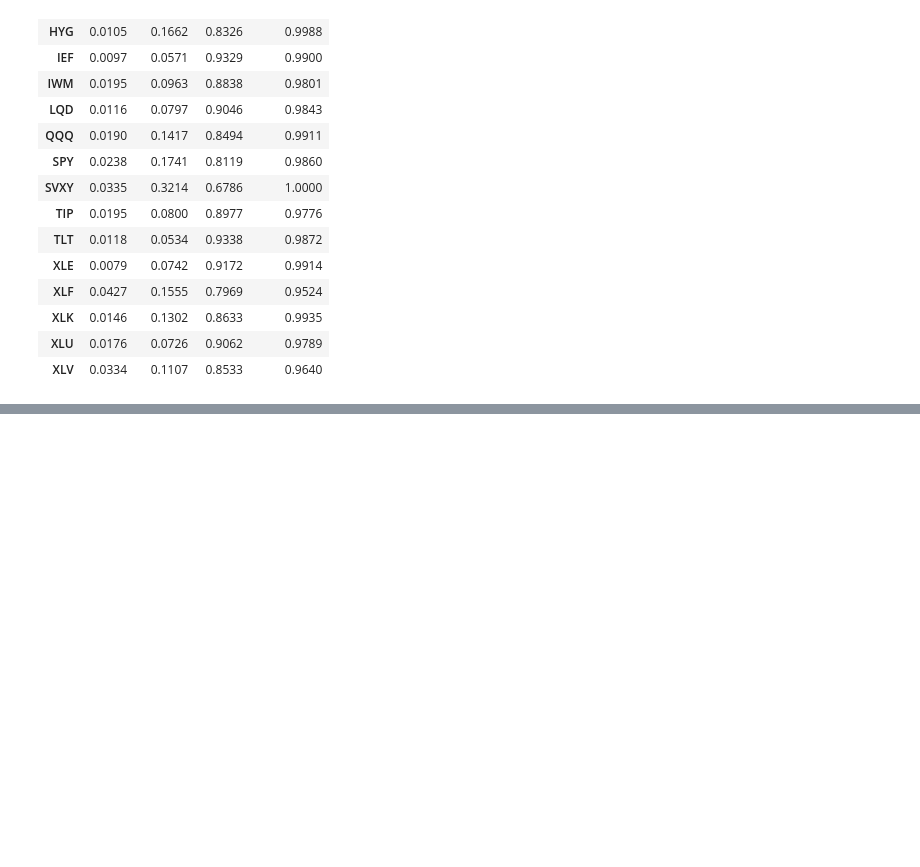
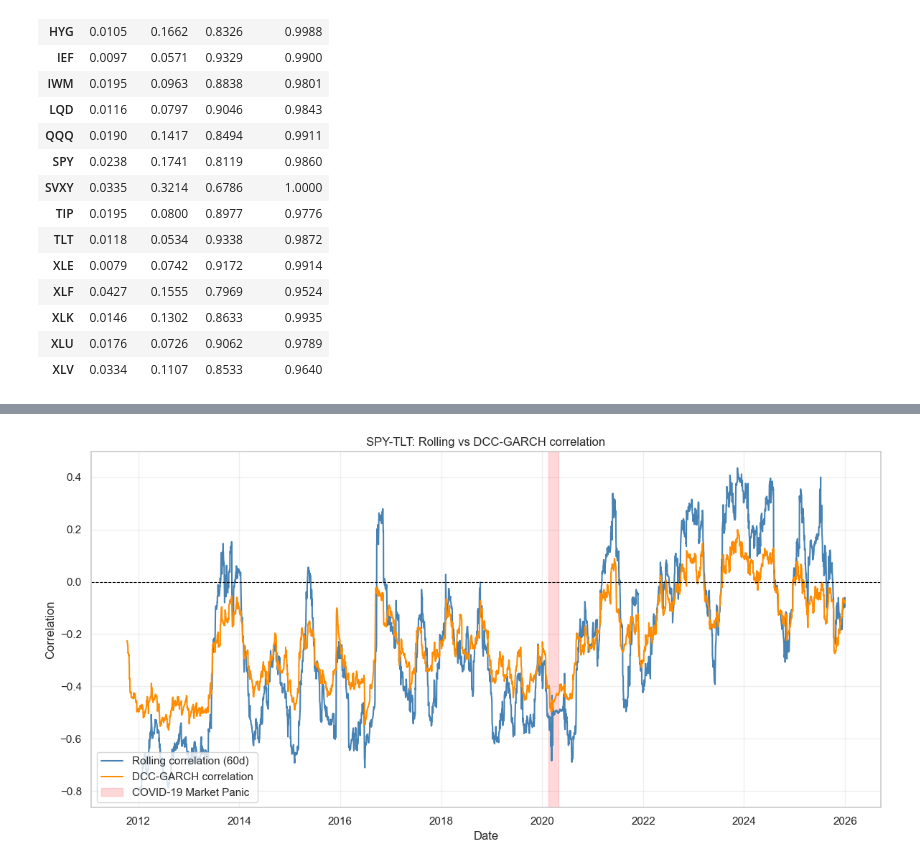
Before and after one commit to lukaszchazowiec/dynamic-covariance-hrp-optimizer, a Jupyter notebook: notebooks/analysis.ipynb, the cells around one changed output, grey strips where cells are left out. Saved outputs shown, nothing was run; the diff lists cells and outputs as text; code cells hidden in the pictures; blank space fills up the shorter version.

```diff
--- a/notebooks/analysis.ipynb
+++ b/notebooks/analysis.ipynb
@@ -246,0 +319,20 @@ garch_params_df
+# %%
+window = 60
+
+rolling_corr_spy_tlt = returns["SPY"].rolling(window).corr(returns["TLT"])
+
+plt.figure(figsize=(12, 6))
+plt.plot(returns.index, rolling_corr_spy_tlt, label=f"Rolling correlation ({window}d)", color="steelblue")
+plt.plot(returns.index, dcc_results["R"][:, returns.columns.get_loc("SPY"), returns.columns.get_loc("TLT")],
+         label="DCC-GARCH correlation", color="darkorange")
+plt.axvspan("2020-02-15", "2020-04-30", color="red", alpha=0.15, label="COVID-19 Market Panic")
+plt.axhline(0, color="black", linewidth=0.8, linestyle="--")
+plt.title("SPY-TLT: Rolling vs DCC-GARCH correlation")
+plt.xlabel("Date")
+plt.ylabel("Correlation")
+plt.legend(loc="lower left")
+plt.grid(True, alpha=0.3)
+plt.tight_layout()
+plt.show()
+# %% [output]
+[figure, added]
```
Also changed, not shown: parts of 23 cells of this notebook, 4 other files.
